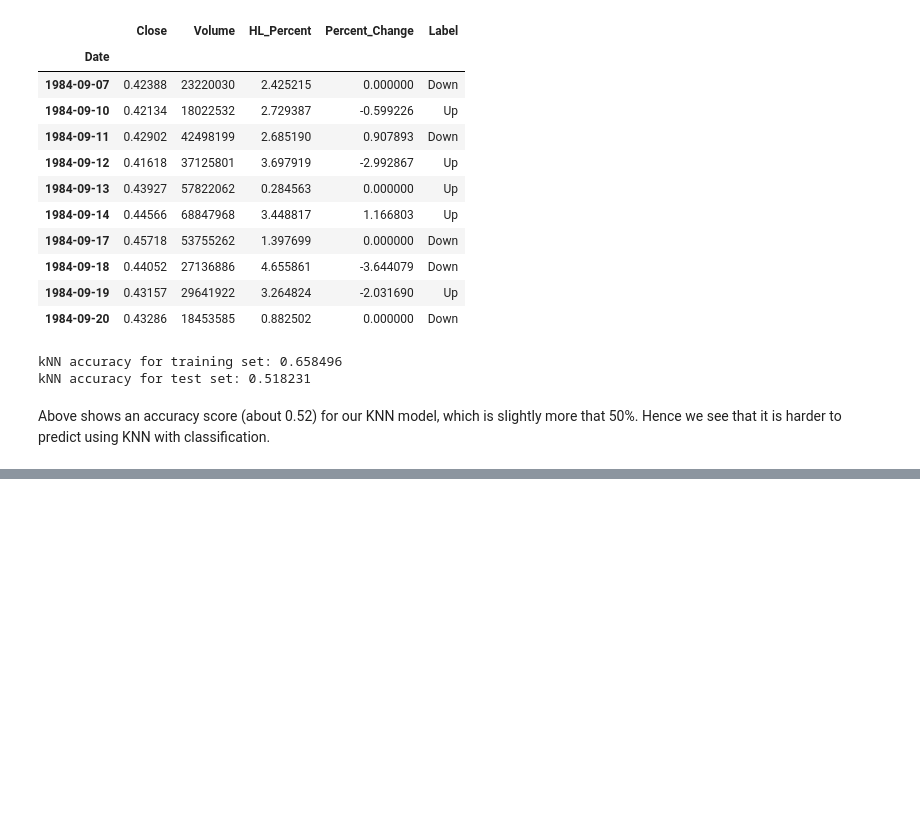
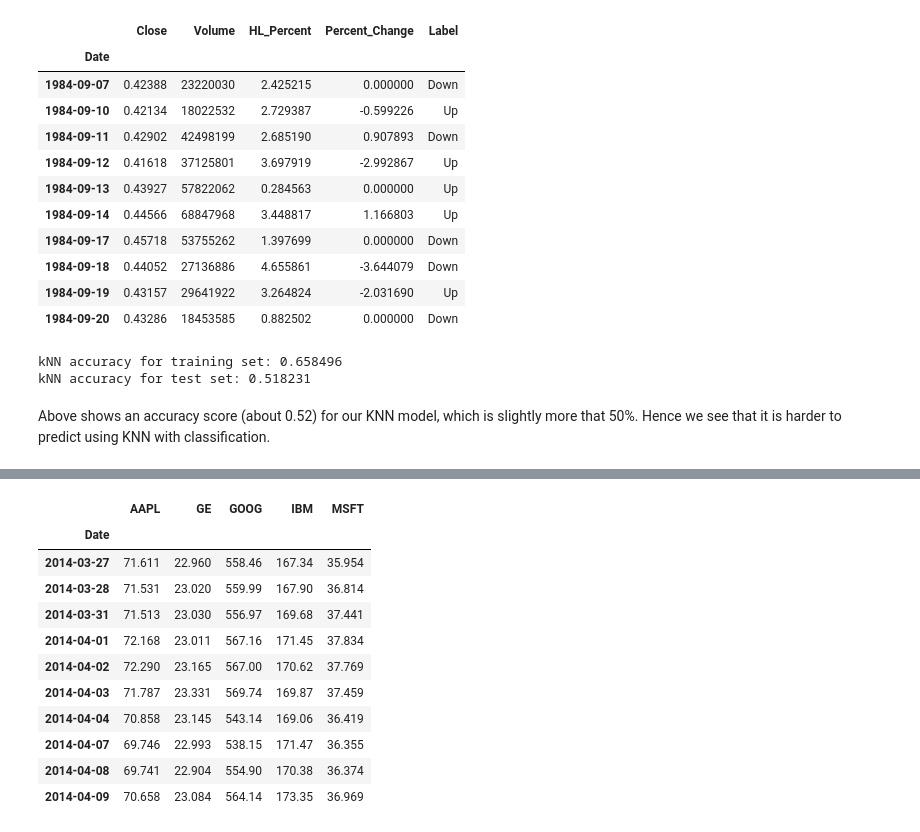
Before and after one commit to hoperawr/CS3244_Project, a Jupyter notebook: KNN/KNN_xj.ipynb, the cells around one changed output, grey strips where cells are left out. Drawn from its saved outputs; the diff is of its cells as text; code cells hidden in the pictures; blank space fills up the shorter version.

```diff
--- a/KNN/KNN_xj.ipynb
+++ b/KNN/KNN_xj.ipynb
@@ -283,0 +267,47 @@ df.head(10)
+# %%
+stock_apple = 'aapl'
+stock_ge = 'ge'
+stock_google = 'goog'
+stock_ibm = 'ibm'
+stock_microsoft = 'msft'
+
+df_aapl = pd.read_csv('%s.us.txt' % stock_apple, index_col=0)
+df_aapl.drop('OpenInt', inplace=True, axis=1) # OpenInt column seems to be useless
+df_aapl.rename(columns = {'Close':'AAPL'}, inplace = True)
+
+df_ge = pd.read_csv('%s.us.txt' % stock_ge, index_col=0)
+df_ge.drop('OpenInt', inplace=True, axis=1) # OpenInt column seems to be useless
+df_ge.rename(columns = {'Close':'GE'}, inplace = True)
+
+df_goog = pd.read_csv('%s.us.txt' % stock_google, index_col=0)
+df_goog.drop('OpenInt', inplace=True, axis=1) # OpenInt column seems to be useless
+df_goog.rename(columns = {'Close':'GOOG'}, inplace = True)
+
+df_ibm = pd.read_csv('%s.us.txt' % stock_ibm, index_col=0)
+df_ibm.drop('OpenInt', inplace=True, axis=1) # OpenInt column seems to be useless
+df_ibm.rename(columns = {'Close':'IBM'}, inplace = True)
+
+df_msft = pd.read_csv('%s.us.txt' % stock_microsoft, index_col=0)
+df_msft.drop('OpenInt', inplace=True, axis=1) # OpenInt column seems to be useless
+df_msft.rename(columns = {'Close':'MSFT'}, inplace = True)
+
+
+df_temp1 = pd.merge(df_aapl['AAPL'], df_ge['GE'], how='inner', on='Date')
+df_temp2 = pd.merge(df_temp1, df_goog['GOOG'], how='inner', on='Date')
+df_temp3 = pd.merge(df_temp2, df_ibm['IBM'], how='inner', on='Date')
+df_comp = pd.merge(df_temp3, df_msft['MSFT'], how='inner', on='Date')
+
+df_comp.head(10)
+# %% [output]
+|  | AAPL | GE | GOOG | IBM | MSFT |
+| Date |  |  |  |  |  |
+| 2014-03-27 | 71.611 | 22.960 | 558.46 | 167.34 | 35.954 |
+| 2014-03-28 | 71.531 | 23.020 | 559.99 | 167.90 | 36.814 |
+| 2014-03-31 | 71.513 | 23.030 | 556.97 | 169.68 | 37.441 |
+| 2014-04-01 | 72.168 | 23.011 | 567.16 | 171.45 | 37.834 |
+| 2014-04-02 | 72.290 | 23.165 | 567.00 | 170.62 | 37.769 |
+| 2014-04-03 | 71.787 | 23.331 | 569.74 | 169.87 | 37.459 |
+| 2014-04-04 | 70.858 | 23.145 | 543.14 | 169.06 | 36.419 |
+| 2014-04-07 | 69.746 | 22.993 | 538.15 | 171.47 | 36.355 |
+| 2014-04-08 | 69.741 | 22.904 | 554.90 | 170.38 | 36.374 |
+| 2014-04-09 | 70.658 | 23.084 | 564.14 | 173.35 | 36.969 |
```
Also changed, not shown: parts of 18 cells of this notebook, 5 other files.
